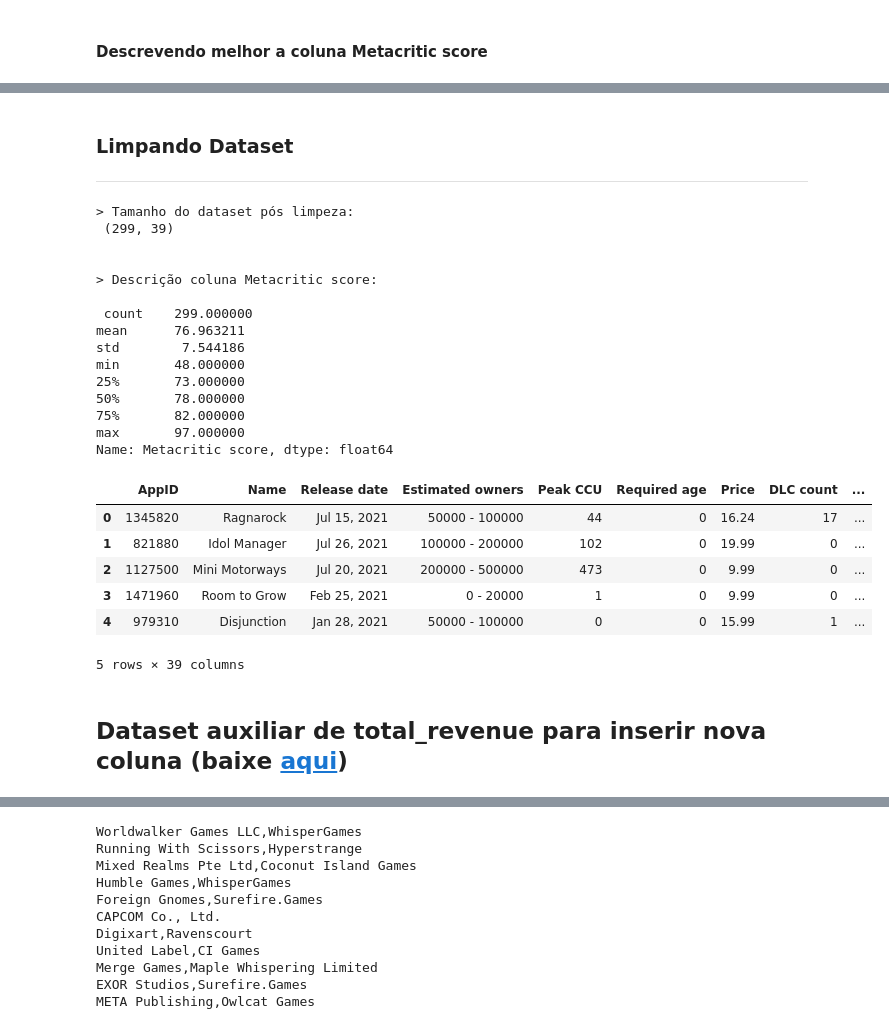
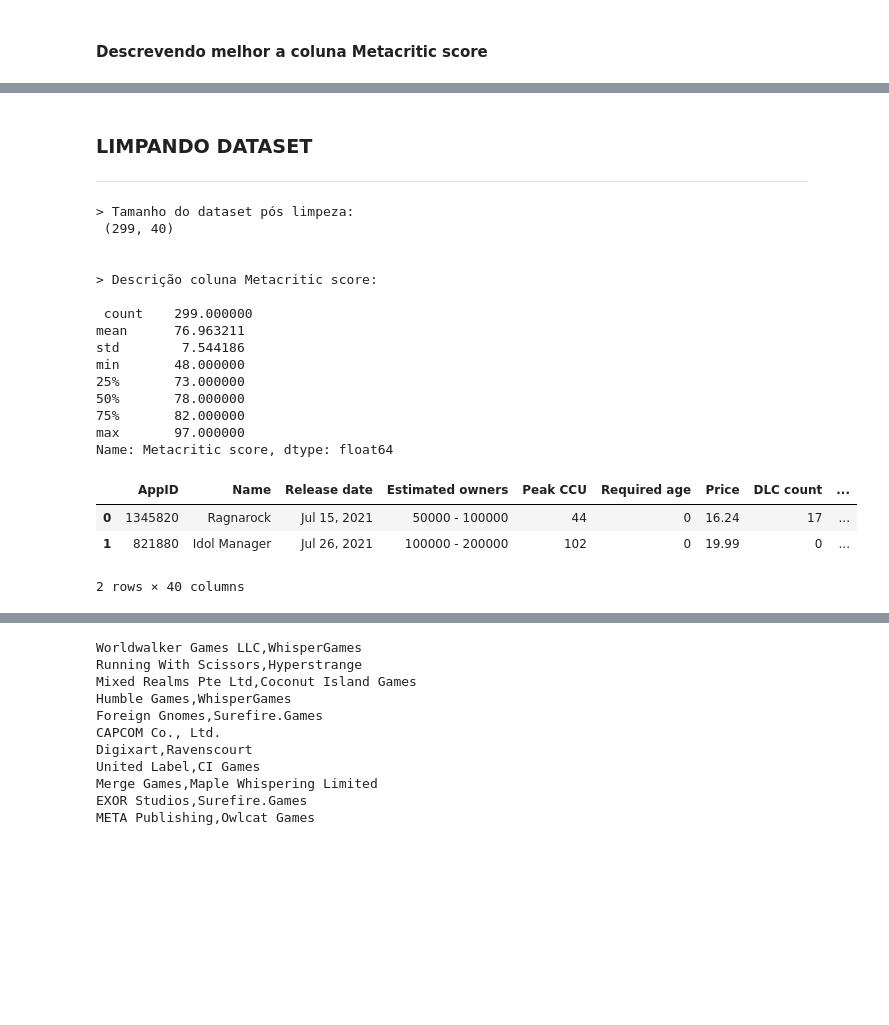
Before and after one commit to LidiaDomingos/RedeJogosSteam, a Jupyter notebook: Projeto.ipynb, the cells around one changed output, grey strips where cells are left out. Cells and saved outputs as stored; diff of their text form; code cells hidden in the pictures; blank space fills up the shorter version.

```diff
--- a/Projeto.ipynb
+++ b/Projeto.ipynb
@@ -169,10 +191,10 @@ print(f"\n> Descrição:\n\n{df_principal['Metacritic score'].describe()}\n")
 75%          0.000000
 max         97.000000
 Name: Metacritic score, dtype: float64
-# %% [markdown]
-### Limpando Dataset
-
--------
+# %% [markdown]
+### LIMPANDO DATASET
+
+-------
 # %%
 # ---- Retirando alguns valores nulos ----
 
@@ -180,20 +202,22 @@ df_principal.dropna(subset=['Tags', 'Metacritic score'], inplace=True)
 df_principal = df_principal[df_principal['Metacritic score'] != 0]
 
 
-# ---- Amostragem para anos > 2019 e < 2023 ----
+# ---- AMOSTRAGEM para anos > 2019 e < 2023 ----
 
 df_principal = df_principal[ df_principal["Release date"].map(lambda date:
                                                               ((int(date.split(' ')[-1]) > 2020) and
                                                                int(date.split(' ')[-1]) < 2023))== True]
 df_principal.reset_index(inplace=True, drop=True)
 
+# Adicionando coluna ReleaseYear
+df_principal["ReleaseYear"] = df_principal["Release date"].map(lambda date: (int(date.split(' ')[-1])))
 
 print(f"\n> Tamanho do dataset pós limpeza:\n {df_principal.shape}\n")
 
 print(f"\n> Descrição coluna Metacritic score:\n\n {df_principal['Metacritic score'].describe()}\n")
 # %% [output]
 > Tamanho do dataset pós limpeza:
- (299, 39)
+ (299, 40)
 
 
 > Descrição coluna Metacritic score:
@@ -208,14 +232,9 @@ min       48.000000
 max       97.000000
 Name: Metacritic score, dtype: float64
 # %%
-df_principal.head()
+df_principal.head(2)
 # %% [output]
 |  | AppID | Name | Release date | Estimated owners | Peak CCU | Required age | Price | DLC count | ... |
 | 0 | 1345820 | Ragnarock | Jul 15, 2021 | 50000 - 100000 | 44 | 0 | 16.24 | 17 | ... |
 | 1 | 821880 | Idol Manager | Jul 26, 2021 | 100000 - 200000 | 102 | 0 | 19.99 | 0 | ... |
-| 2 | 1127500 | Mini Motorways | Jul 20, 2021 | 200000 - 500000 | 473 | 0 | 9.99 | 0 | ... |
-| 3 | 1471960 | Room to Grow | Feb 25, 2021 | 0 - 20000 | 1 | 0 | 9.99 | 0 | ... |
-| 4 | 979310 | Disjunction | Jan 28, 2021 | 50000 - 100000 | 0 | 0 | 15.99 | 1 | ... |
-5 rows × 39 columns
+2 rows × 40 columns
-# %% [markdown]
-## Dataset auxiliar de total_revenue para inserir nova coluna (baixe [aqui](https://drive.google.com/file/d/1DUGhWPNJdPr30eo1oCH9RUPlG_FMHr3L/view?usp=sharing))
```
Also changed, not shown: parts of 31 cells of this notebook, 2 other files.
